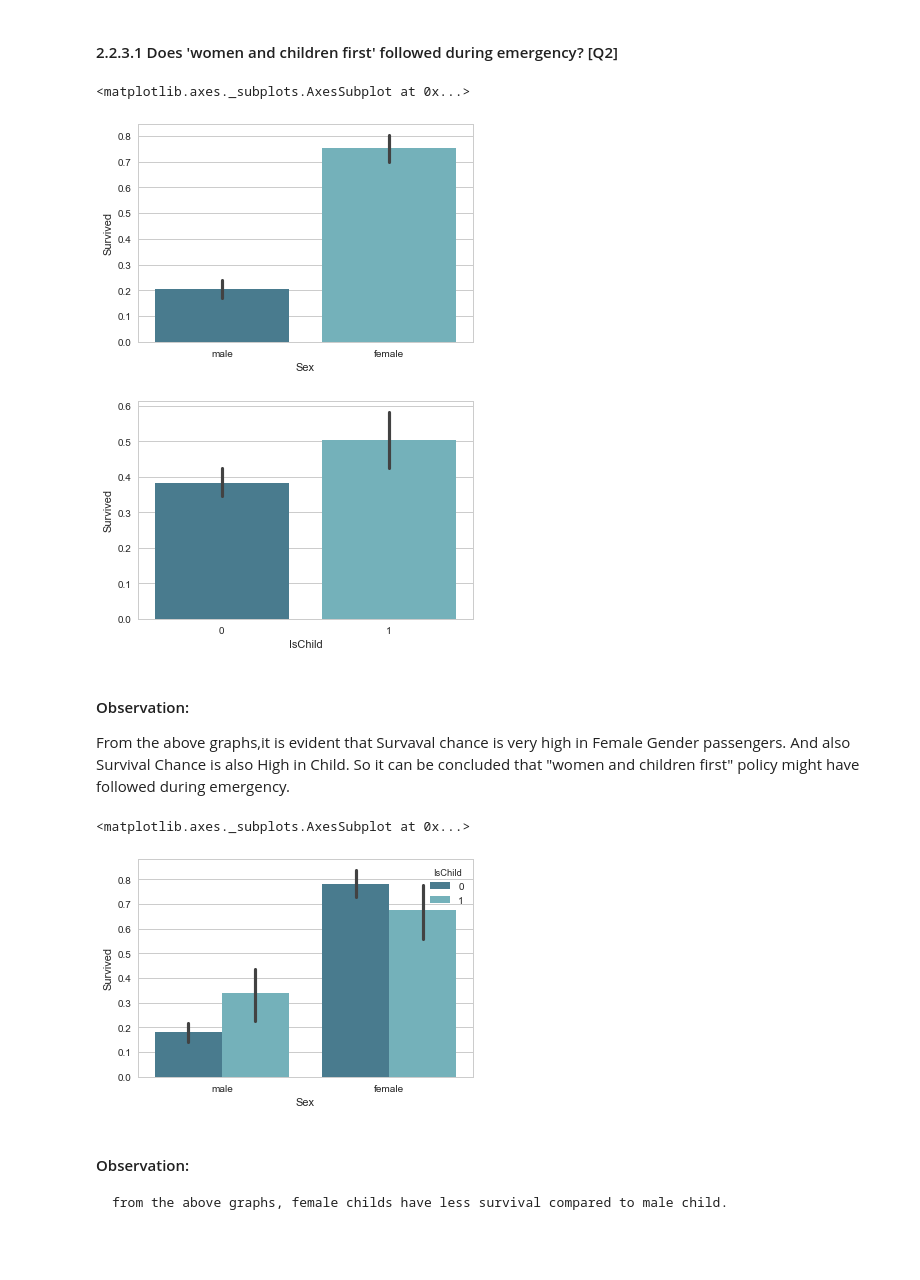
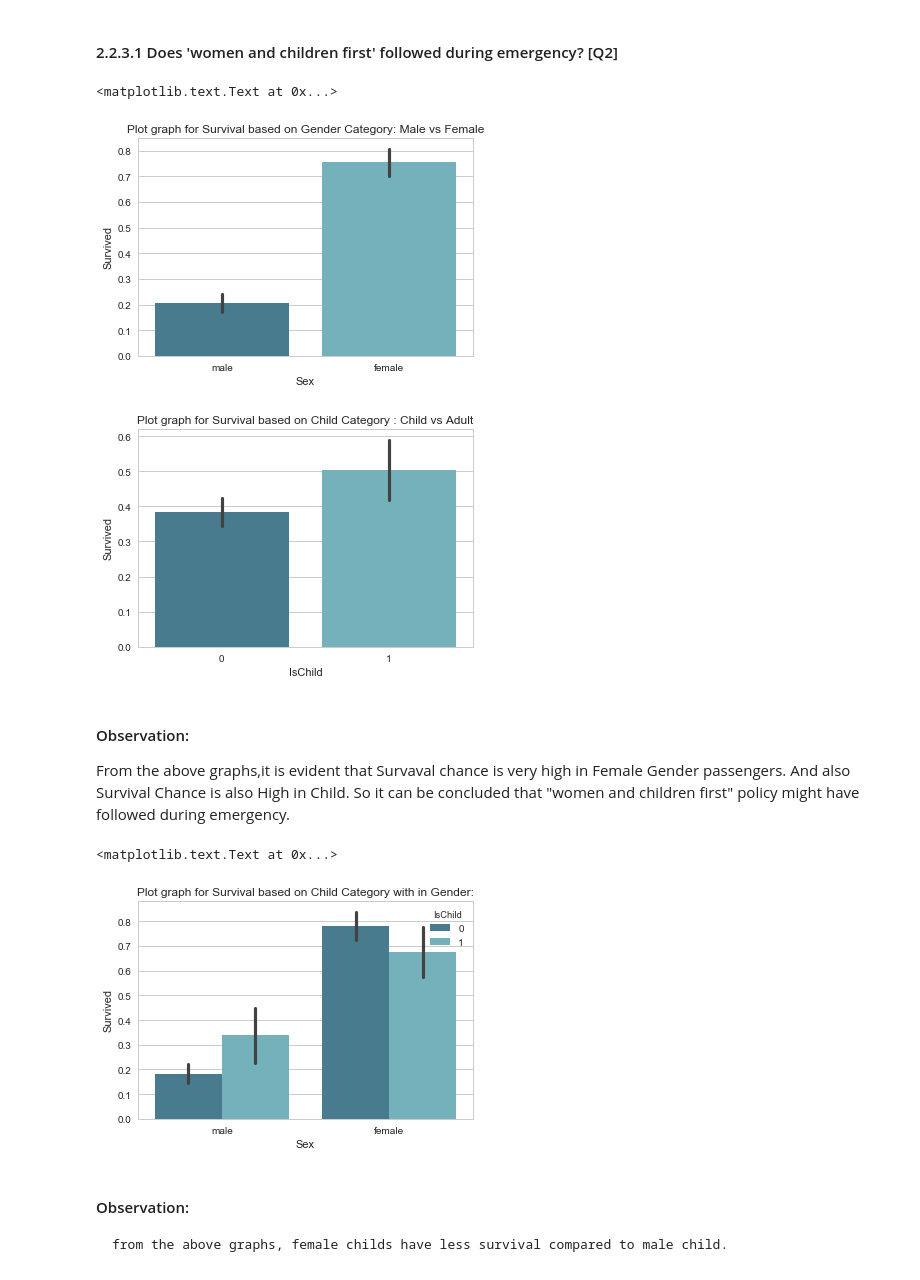
Before and after one commit to chandureddypublic/mlfnd, a Jupyter notebook: mlfnd_TitanicDataAnalysis/titanic_data_analysis.ipynb, the cells around one changed output. Cells and saved outputs as stored; diff of their text form; code cells hidden in the pictures; blank space fills up the shorter version.

```diff
--- a/mlfnd_TitanicDataAnalysis/titanic_data_analysis.ipynb
+++ b/mlfnd_TitanicDataAnalysis/titanic_data_analysis.ipynb
@@ -176,17 +176,21 @@ titanic_df["IsChild"] = pd.Series(titanic_df["Age"].apply(isChild), index=titani
 # %%
 sns.set(style="whitegrid")
 
-# plot a graph that depicts Survival based on Gender Category
+# plot a graph that depicts Survival based on Gender Category: Male vs Female
 plt.figure()
 sns.barplot(data=titanic_df,x="Sex",y="Survived", palette="GnBu_d")
+ax = plt.axes()
+ax.set_title('Plot graph for Survival based on Gender Category: Male vs Female')
 
-# plot a graph that depicts Survival based on Child or not
+# plot a graph that depicts Survival based on Child Category : Child vs Adult
 plt.figure()
 sns.barplot(data=titanic_df,x="IsChild",y="Survived", palette="GnBu_d")
+ax = plt.axes()
+ax.set_title('Plot graph for Survival based on Child Category : Child vs Adult')
 # %% [output]
-<matplotlib.axes._subplots.AxesSubplot at 0x...>
+<matplotlib.text.Text at 0x...>
-[figure, old version]
+[figure, new version]
-[figure, old version]
+[figure, new version]
 # %% [markdown]
 ####  Observation:
 From the above graphs,it is evident that Survaval chance is very high in Female Gender passengers.
@@ -194,9 +198,11 @@ And also Survival Chance is also High in Child.
 So it can be concluded that "women and children first" policy might have followed during emergency.
 # %%
 sns.barplot(data=titanic_df, x="Sex", y="Survived", hue="IsChild", palette="GnBu_d")
+ax = plt.axes()
+ax.set_title('Plot graph for Survival based on Child Category with in Gender:')
 # %% [output]
-<matplotlib.axes._subplots.AxesSubplot at 0x...>
+<matplotlib.text.Text at 0x...>
-[figure, old version]
+[figure, new version]
 # %% [markdown]
 ####  Observation:
     from the above graphs, female childs have less survival compared to male child.
```
Also changed, not shown: parts of 8 cells of this notebook, 1 other file.
